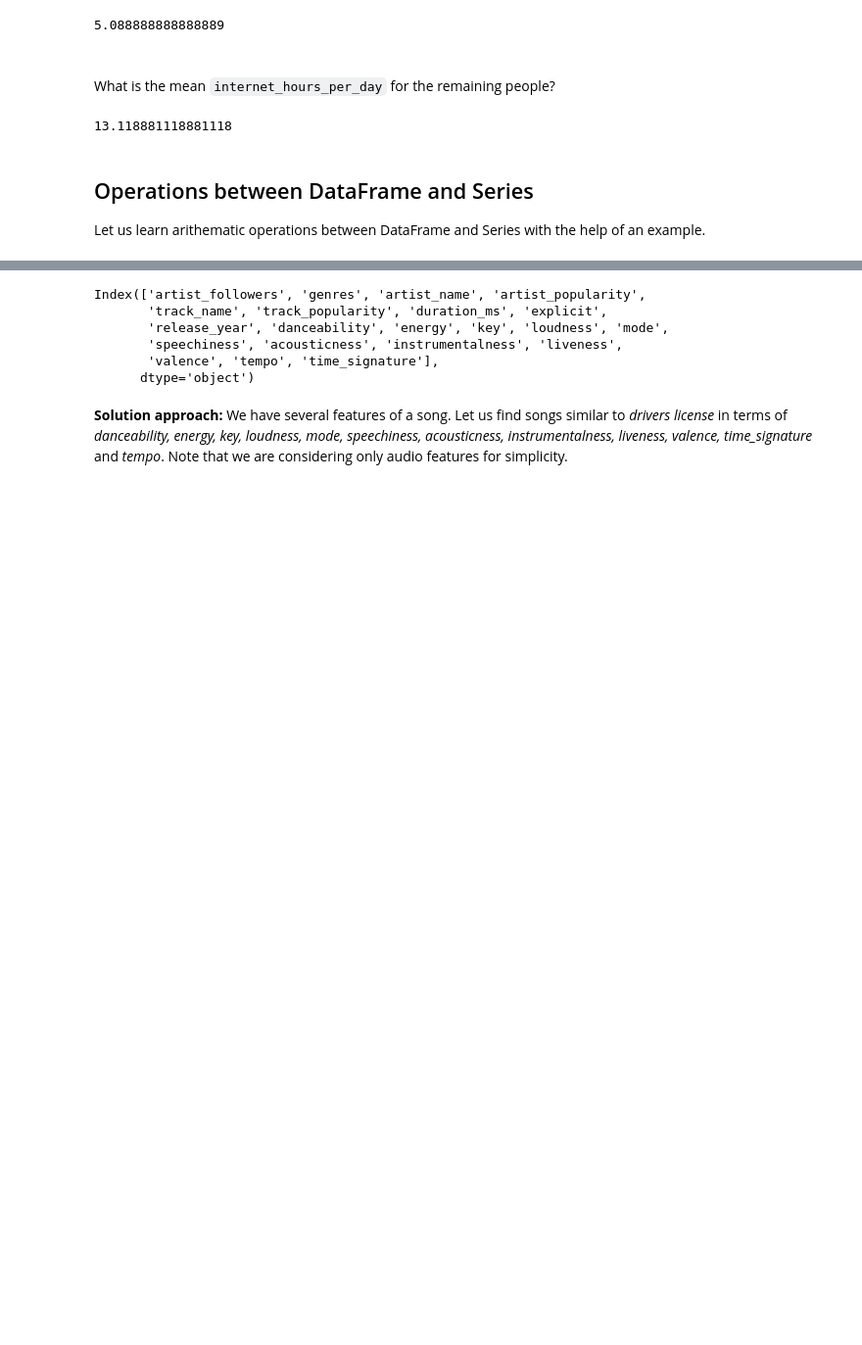
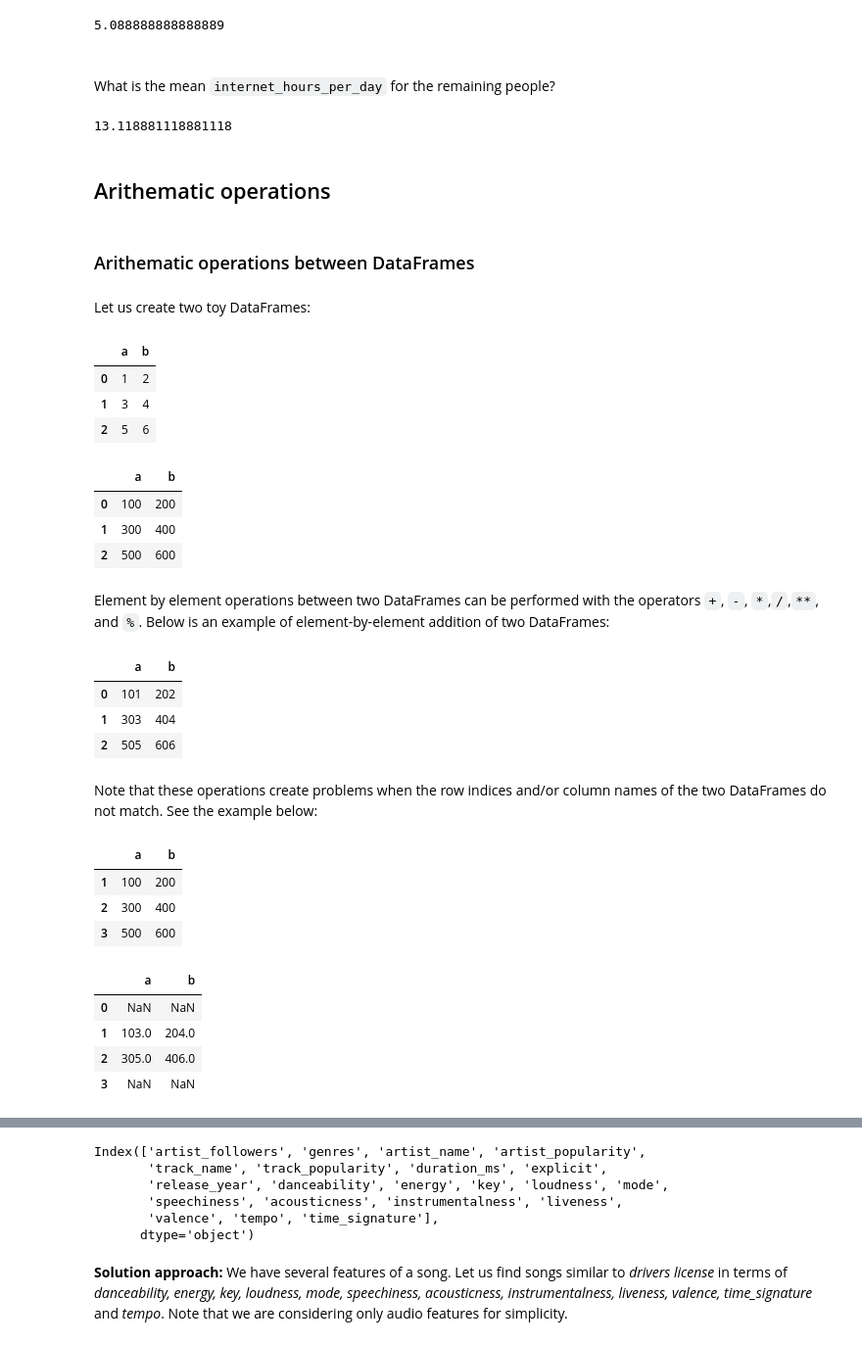
Before and after one commit to NUstat/DataScience_Intro_python, a Jupyter notebook: Pandas.ipynb, the cells around one changed output, grey strips where cells are left out. Shown at 98% size. Drawn from its saved outputs; the diff is of its cells as text; code cells hidden in the pictures; blank space fills up the shorter version.

```diff
--- a/Pandas.ipynb
+++ b/Pandas.ipynb
@@ -776,6 +776,8 @@ low_insta.internet_hours_per_day.mean()
 # %% [output]
 13.118881118881118
 # %% [markdown]
-## Operations between DataFrame and Series
-
-Let us learn arithematic operations between DataFrame and Series with the help of an example.
+## Arithematic operations
+# %% [markdown]
+### Arithematic operations between DataFrames
+# %% [markdown]
+Let us create two toy DataFrames:
@@ -781,0 +788,46 @@ Let us learn arithematic operations between DataFrame and Series with the help o
+# %%
+#DataFrame 1
+toy_df1
+# %% [output]
+|  | a | b |
+| 0 | 1 | 2 |
+| 1 | 3 | 4 |
+| 2 | 5 | 6 |
+# %%
+#DataFrame 2
+toy_df2
+# %% [output]
+|  | a | b |
+| 0 | 100 | 200 |
+| 1 | 300 | 400 |
+| 2 | 500 | 600 |
+# %% [markdown]
+Element by element operations between two DataFrames can be performed with the operators `+`, `-`, `*`,`/`,`**`, and `%`. Below is an example of element-by-element addition of two DataFrames:
+# %%
+# Element-by-element arithmetic addition of the two DataFrames
+toy_df1 + toy_df2
+# %% [output]
+|  | a | b |
+| 0 | 101 | 202 |
+| 1 | 303 | 404 |
+| 2 | 505 | 606 |
+# %% [markdown]
+Note that these operations create problems when the row indices and/or column names of the two DataFrames do not match. See the example below:
+# %%
+#Creating another toy example of a DataFrame
+toy_df3 = pd.DataFrame([(100,200),(300,400),(500,600)], columns=['a','b'], index=[1,2,3])
+toy_df3
+# %% [output]
+|  | a | b |
+| 1 | 100 | 200 |
+| 2 | 300 | 400 |
+| 3 | 500 | 600 |
+# %%
+#Adding DataFrames with some unmatching row indices
+toy_df1 + toy_df3
+# %% [output]
+|  | a | b |
+| 0 | NaN | NaN |
+| 1 | 103.0 | 204.0 |
+| 2 | 305.0 | 406.0 |
+| 3 | NaN | NaN |
```
Also changed, not shown: parts of 70 cells of this notebook.
